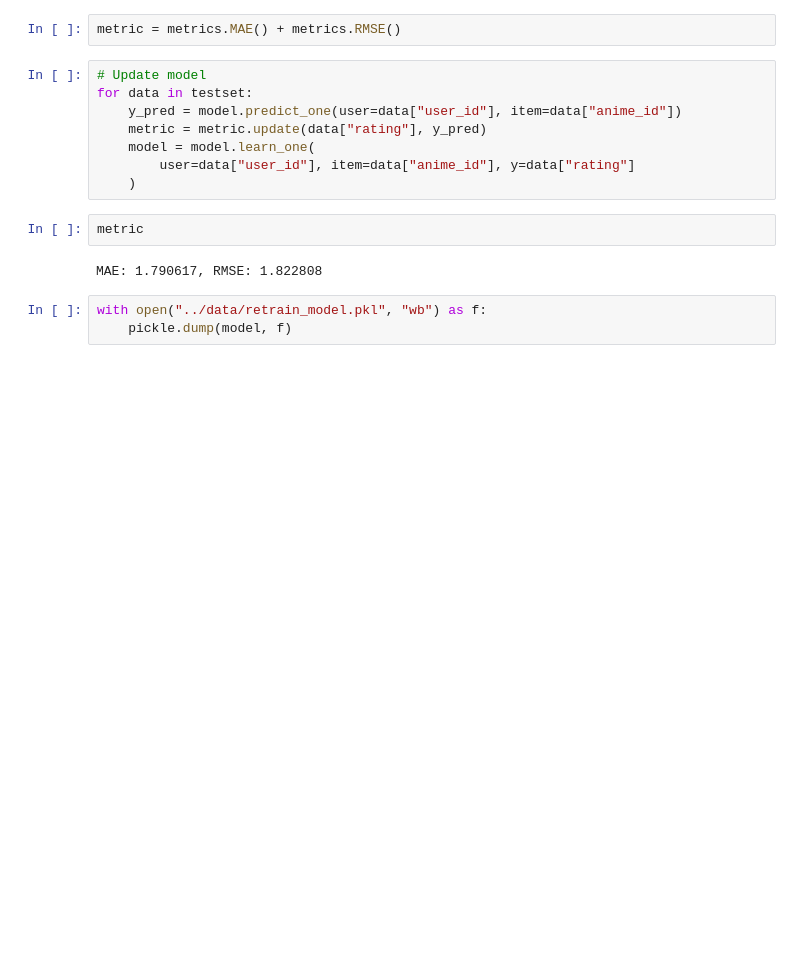
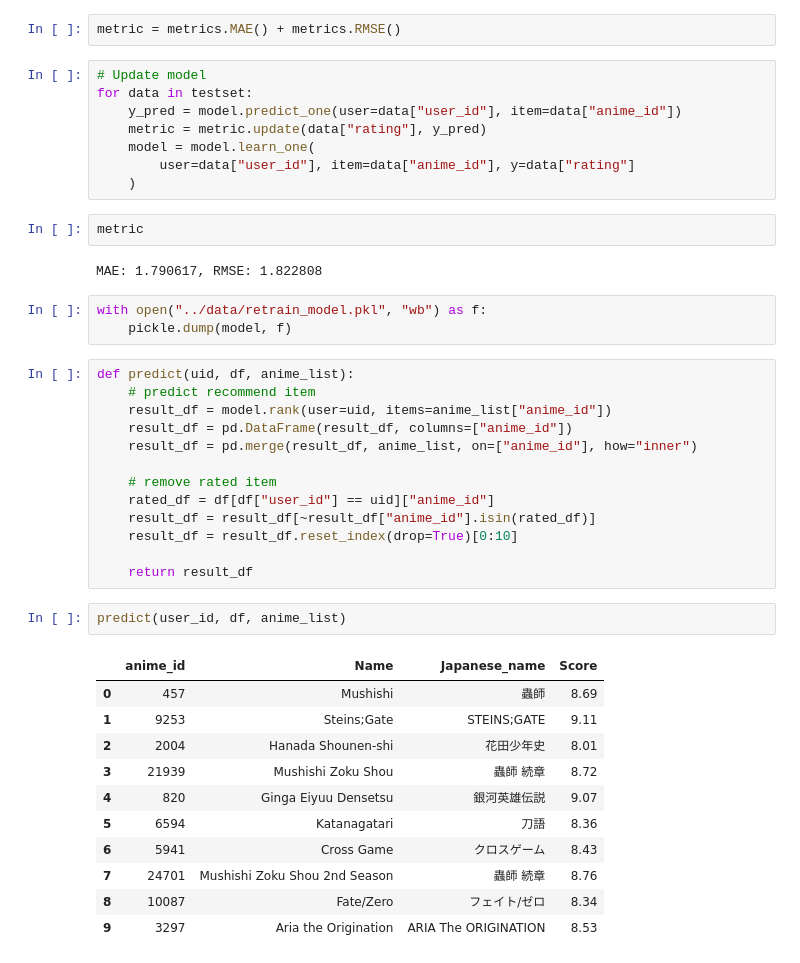
Before and after one commit to baibai25/llm_anime_recommendation, a Jupyter notebook: notebook/online_learning.ipynb, the cells around one changed output. Drawn from its saved outputs; the diff is of its cells as text; blank space fills up the shorter version.

```diff
--- a/notebook/online_learning.ipynb
+++ b/notebook/online_learning.ipynb
@@ -63,3 +72,30 @@ MAE: 1.790617, RMSE: 1.822808
 # %%
 with open("../data/retrain_model.pkl", "wb") as f:
     pickle.dump(model, f)
+# %%
+def predict(uid, df, anime_list):
+    # predict recommend item
+    result_df = model.rank(user=uid, items=anime_list["anime_id"])
+    result_df = pd.DataFrame(result_df, columns=["anime_id"])
+    result_df = pd.merge(result_df, anime_list, on=["anime_id"], how="inner")
+
+    # remove rated item
+    rated_df = df[df["user_id"] == uid]["anime_id"]
+    result_df = result_df[~result_df["anime_id"].isin(rated_df)]
+    result_df = result_df.reset_index(drop=True)[0:10]
+
+    return result_df
+# %%
+predict(user_id, df, anime_list)
+# %% [output]
+|  | anime_id | Name | Japanese_name | Score |
+| 0 | 457 | Mushishi | 蟲師 | 8.69 |
+| 1 | 9253 | Steins;Gate | STEINS;GATE | 9.11 |
+| 2 | 2004 | Hanada Shounen-shi | 花田少年史 | 8.01 |
+| 3 | 21939 | Mushishi Zoku Shou | 蟲師 続章 | 8.72 |
+| 4 | 820 | Ginga Eiyuu Densetsu | 銀河英雄伝説 | 9.07 |
+| 5 | 6594 | Katanagatari | 刀語 | 8.36 |
+| 6 | 5941 | Cross Game | クロスゲーム | 8.43 |
+| 7 | 24701 | Mushishi Zoku Shou 2nd Season | 蟲師 続章 | 8.76 |
+| 8 | 10087 | Fate/Zero | フェイト/ゼロ | 8.34 |
+| 9 | 3297 | Aria the Origination | ARIA The ORIGINATION | 8.53 |
```
Also changed, not shown: parts of 2 cells of this notebook, 4 other files.
